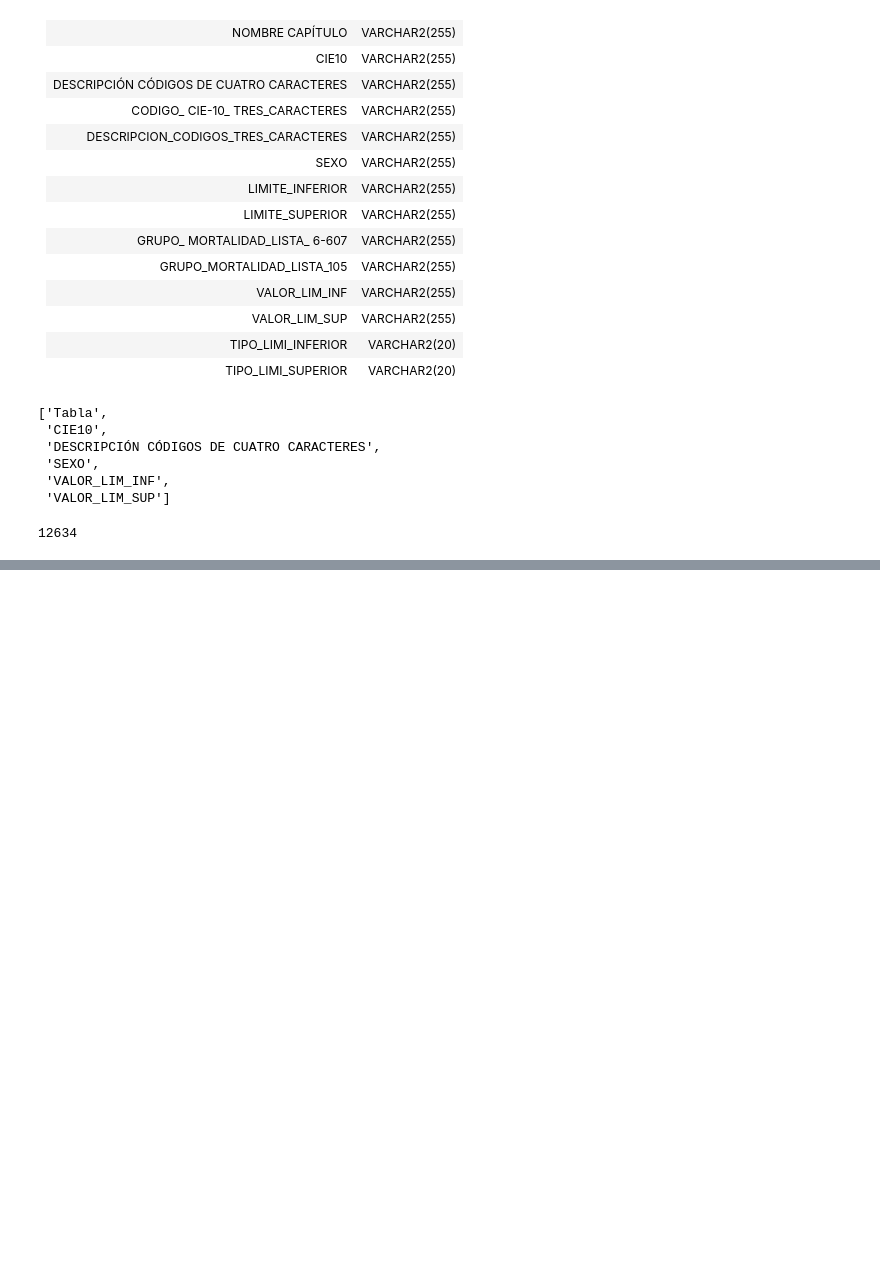
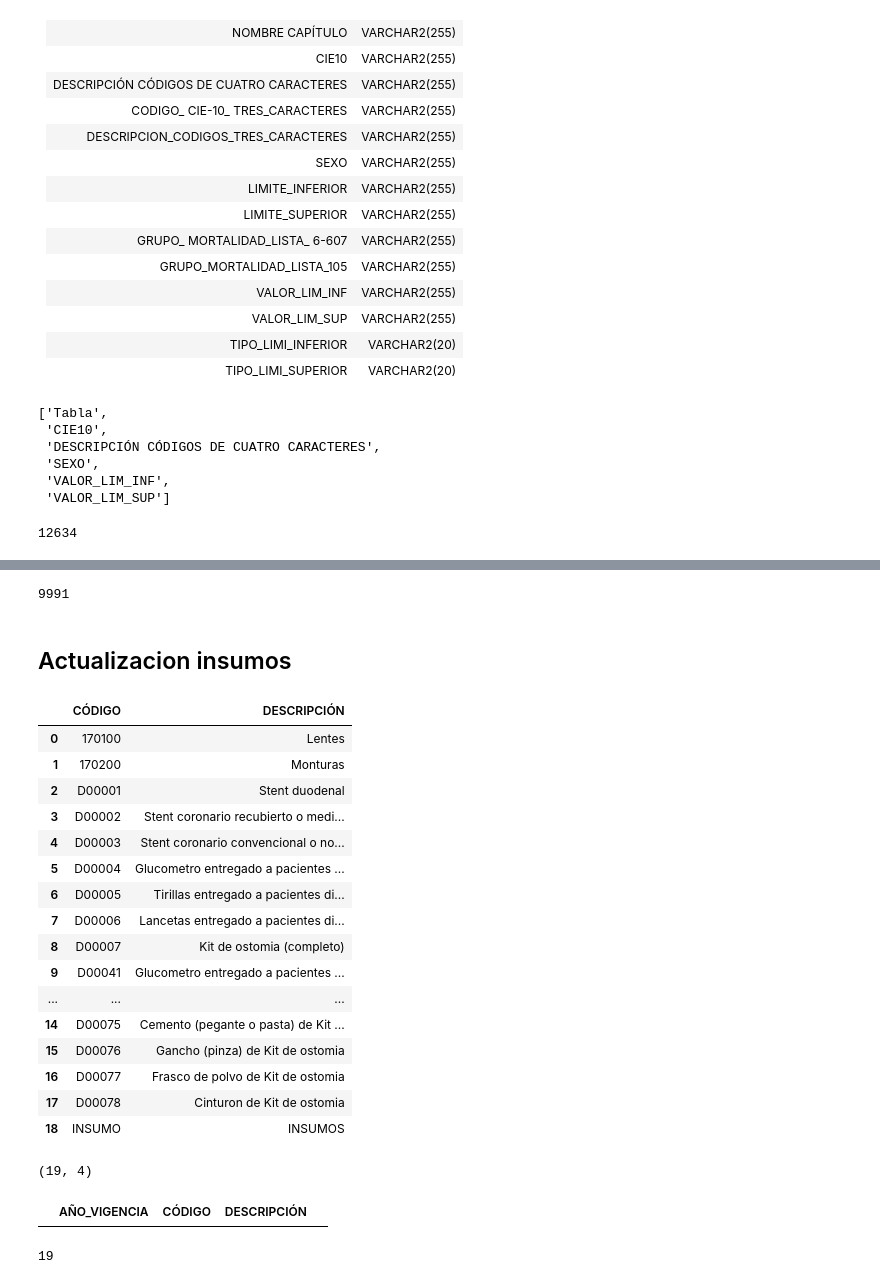
Before and after one commit to Guerrero1442/actualizacion_parametricas_upc, a Jupyter notebook: notebooks/actualizacion_parametricas_upc.ipynb, the cells around one changed output, grey strips where cells are left out. Drawn from its saved outputs; the diff is of its cells as text; code cells hidden in the pictures; blank space fills up the shorter version.

```diff
--- a/notebooks/actualizacion_parametricas_upc.ipynb
+++ b/notebooks/actualizacion_parametricas_upc.ipynb
@@ -149,0 +271,53 @@ df.to_sql('tbl_suf_cie10_2024', con=engine, if_exists='append', index=False)
+# %%
+
+with engine.connect() as connection:
+
+    # Crear cursor
+    cursor = connection.connection.cursor()
+
+        # Borra tabla si existe
+    try:
+        cursor.execute(f"""
+            TRUNCATE TABLE tbl_suf_cups_2024
+        """)
+    except Exception as e:
+        print(e)
+
+
+# Hacer la insercion por chunk df_liquidados
+df_cups.to_sql('tbl_suf_cups_2024', con=engine, if_exists='append', index=False)
+# %% [output]
+9991
+# %% [markdown]
+## Actualizacion insumos
+# %%
+ruta_insumos = Path(r"D:\Keralty scripts\Automatizaciones-python\actualizacion_parametricas_upc\extracted_files\Vigencia 2024\2024_INSUMOS Y DISPOSITIVOS_01-24.xlsb")
+df_insumos = pd.read_excel(ruta_insumos, skiprows=4,engine='pyxlsb')
+# %%
+df_insumos
+# %% [output]
+|  | CÓDIGO | DESCRIPCIÓN |
+| 0 | 170100 | Lentes |
+| 1 | 170200 | Monturas |
+| 2 | D00001 | Stent duodenal |
+| 3 | D00002 | Stent coronario recubierto o medi... |
+| 4 | D00003 | Stent coronario convencional o no... |
+| 5 | D00004 | Glucometro entregado a pacientes ... |
+| 6 | D00005 | Tirillas entregado a pacientes di... |
+| 7 | D00006 | Lancetas entregado a pacientes di... |
+| 8 | D00007 | Kit de ostomia (completo) |
+| 9 | D00041 | Glucometro entregado a pacientes ... |
+| ... | ... | ... |
+| 14 | D00075 | Cemento (pegante o pasta) de Kit ... |
+| 15 | D00076 | Gancho (pinza) de Kit de ostomia |
+| 16 | D00077 | Frasco de polvo de Kit de ostomia |
+| 17 | D00078 | Cinturon de Kit de ostomia |
+| 18 | INSUMO | INSUMOS |
+# %%
+df_insumos.shape
+# %% [output]
+(19, 4)
+# %%
+df_insumos.loc[df_insumos.duplicated(subset='CÓDIGO')]
+# %% [output]
+|  | AÑO_VIGENCIA | CÓDIGO | DESCRIPCIÓN |  |
@@ -149,0 +328,20 @@ df.to_sql('tbl_suf_cie10_2024', con=engine, if_exists='append', index=False)
+# %%
+
+with engine.connect() as connection:
+
+    # Crear cursor
+    cursor = connection.connection.cursor()
+
+        # Borra tabla si existe
+    try:
+        cursor.execute(f"""
+            TRUNCATE TABLE tbl_suf_insumos_2024
+        """)
+    except Exception as e:
+        print(e)
+
+
+# Hacer la insercion por chunk df_liquidados
+df_insumos.to_sql('tbl_suf_insumos_2024', con=engine, if_exists='append', index=False)
+# %% [output]
+19
```
Also changed, not shown: parts of 28 cells of this notebook.
